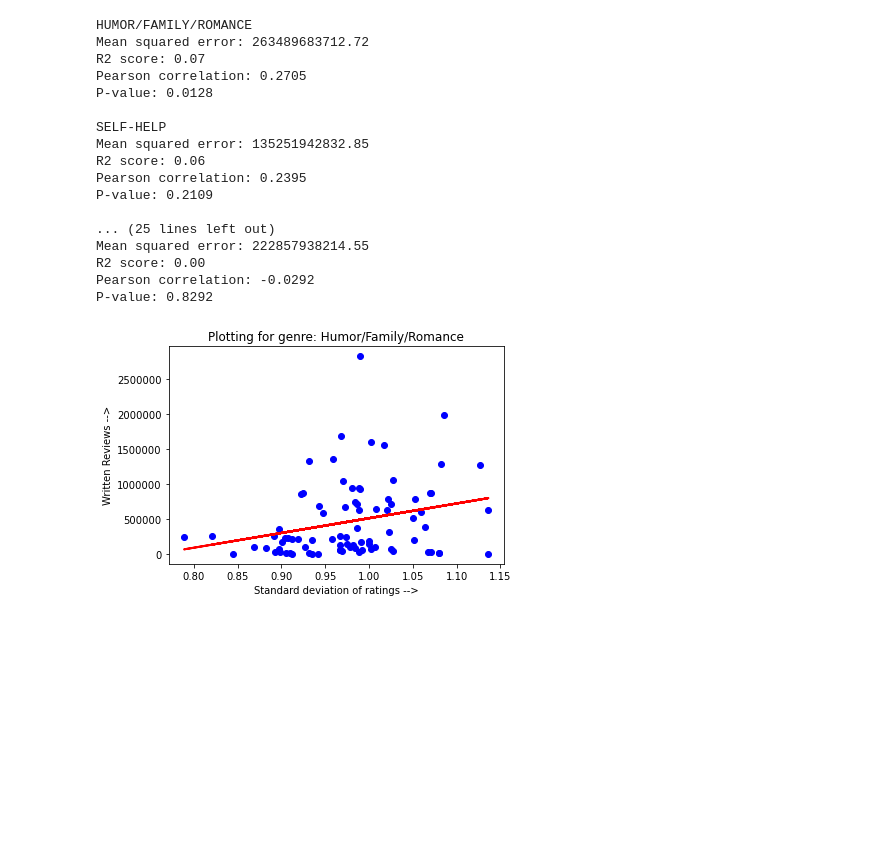
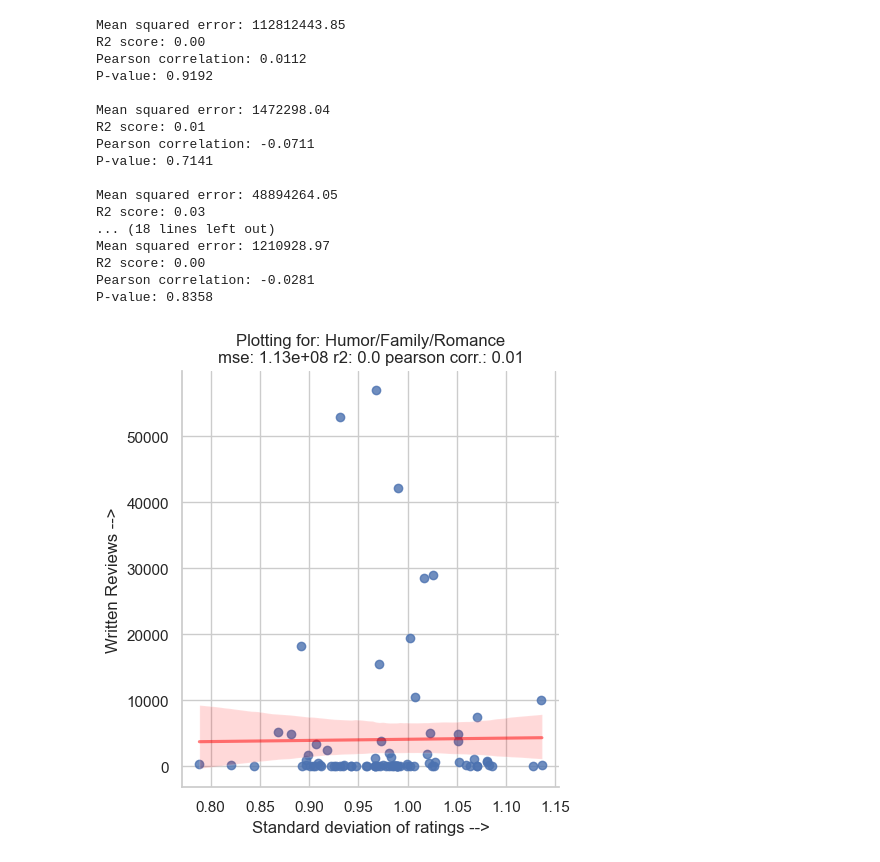
Before and after one commit to agshar96/Data-Literacy-Final-Project, a Jupyter notebook: Controversial Exploration.ipynb, the cells around one changed output. Saved outputs shown, nothing was run; the diff lists cells and outputs as text; code cells hidden in the pictures; blank space fills up the shorter version.

```diff
--- a/Controversial Exploration.ipynb
+++ b/Controversial Exploration.ipynb
@@ -2,7 +2,11 @@
 import pandas as pd
 import numpy as np
 from numpy.random import default_rng
+import seaborn as sns
+sns.set_theme(style='whitegrid')
 import matplotlib.pyplot as plt
+import matplotlib
+matplotlib.rcParams['font.size'] = 12.0
 import scipy
 from sklearn import datasets, linear_model
 from sklearn.metrics import mean_squared_error, r2_score
@@ -199,4 +222,5 @@ P-value: 0.0003
 # %%
-fig, axs = plt.subplots()
-do_ratio_analysis(ratings, number_of_ratings, axs, True)
+regress_y = bookdataset[['Rating']].to_numpy().reshape(-1,1)
+do_ratio_analysis(ratings, number_of_ratings, regress_y, True, "Average rating -->")
+# do_ratio_analysis(ratings, number_of_ratings, number_of_ratings, True)
 # %% [output]
@@ -219,10 +243,8 @@ for genre in unique_values:
     number_of_ratings_subset = dataSubset[['RatingDistTotal']].to_numpy().reshape(-1,1)
     regress_y = dataSubset[['Rating']].to_numpy().reshape(-1,1)
 
-    string_print = "Plotting for genre: " + str(genre)
-    fig, axs = plt.subplots()
-    axs.set_title(string_print)
-    print(genre.upper())
-    do_std_dev_analysis(ratings_subset, number_of_ratings_subset, regress_y, axs, True, "Average Rating -->")
+#     string_print = "Plotting for genre: " + str(genre)
+#     print(genre.upper())
+    do_std_dev_analysis(ratings_subset, number_of_ratings_subset, regress_y, True, "Average Rating -->", genre)
     print()
 # %% [output]
@@ -257,10 +279,6 @@ for genre in unique_values:
        'RatingDist1']]
     number_of_ratings_subset = dataSubset[['RatingDistTotal']].to_numpy().reshape(-1,1)
 
-    string_print = "Plotting for genre: " + str(genre)
-    fig, axs = plt.subplots()
-    axs.set_title(string_print)
-    print(genre.upper())
-    do_std_dev_analysis(ratings_subset, number_of_ratings_subset, number_of_ratings_subset,axs, True, "Number of Reviews -->")
+    do_std_dev_analysis(ratings_subset, number_of_ratings_subset, number_of_ratings_subset, True, "Number of Reviews -->", genre)
     print()
 # %% [output]
@@ -291,34 +309,31 @@ P-value: 0.8292
 # %%
 for genre in unique_values:
     dataSubset = bookdataset.loc[bookdataset["final genre"] == genre]
     ratings_subset = dataSubset[['RatingDist5', 'RatingDist4', 'RatingDist3', 'RatingDist2',
        'RatingDist1']]
     number_of_ratings_subset = dataSubset[['RatingDistTotal']].to_numpy().reshape(-1,1)
     regress_y = dataSubset[['CountsOfReview']].to_numpy().reshape(-1,1)
-    string_print = "Plotting for genre: " + str(genre)
-    fig, axs = plt.subplots()
-    axs.set_title(string_print)
-    print(genre.upper())
-    do_std_dev_analysis(ratings_subset, number_of_ratings_subset, number_of_ratings_subset,axs, True, "Written Reviews -->")
+
+    do_std_dev_analysis(ratings_subset, number_of_ratings_subset, regress_y, True, "Written Reviews -->", genre)
     print()
     #do_ratio_analysis(ratings_subset, number_of_ratings_subset, axs, True)
     #do_mean_median_analysis(ratings_subset, number_of_ratings_subset, axs, True)
 # %% [output]
-HUMOR/FAMILY/ROMANCE
-Mean squared error: 263489683712.72
-R2 score: 0.07
-Pearson correlation: 0.2705
-P-value: 0.0128
+Mean squared error: 112812443.85
+R2 score: 0.00
+Pearson correlation: 0.0112
+P-value: 0.9192
 
-SELF-HELP
-Mean squared error: 135251942832.85
-R2 score: 0.06
-Pearson correlation: 0.2395
-P-value: 0.2109
+Mean squared error: 1472298.04
+R2 score: 0.01
+Pearson correlation: -0.0711
+P-value: 0.7141
 
-... (25 lines left out)
-Mean squared error: 222857938214.55
+Mean squared error: 48894264.05
+R2 score: 0.03
+... (18 lines left out)
+Mean squared error: 1210928.97
 R2 score: 0.00
-Pearson correlation: -0.0292
-P-value: 0.8292
+Pearson correlation: -0.0281
+P-value: 0.8358
-[figure, old version]
+[figure, new version]
```
Also changed, not shown: parts of 8 cells of this notebook.
